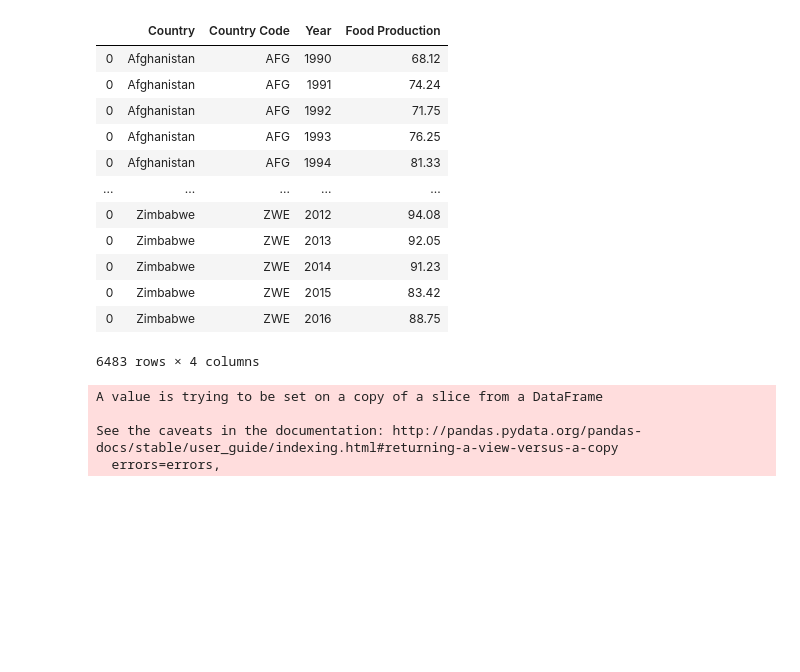
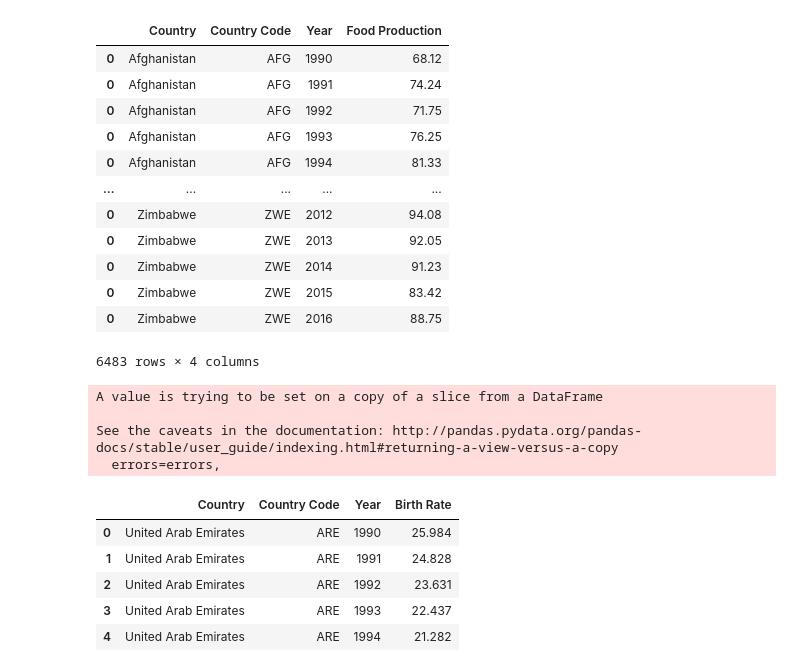
Before and after one commit to YoussefMroue/rice_etl, a Jupyter notebook: Data/Transformation.ipynb, the cells around one changed output. Saved outputs shown, nothing was run; the diff lists cells and outputs as text; code cells hidden in the pictures; blank space fills up the shorter version.

```diff
--- a/Data/Transformation.ipynb
+++ b/Data/Transformation.ipynb
@@ -140,4 +140,13 @@ See the caveats in the documentation: http://pandas.pydata.org/pandas-docs/stabl
 currency_clean = currency_clean.reset_index(drop = True)
 birth_rates = birth_rates.reset_index(drop = True)
 food_production = food_production.reset_index(drop = True)
+# %%
+birth_rates.head()
+# %% [output]
+|  | Country | Country Code | Year | Birth Rate |
+| 0 | United Arab Emirates | ARE | 1990 | 25.984 |
+| 1 | United Arab Emirates | ARE | 1991 | 24.828 |
+| 2 | United Arab Emirates | ARE | 1992 | 23.631 |
+| 3 | United Arab Emirates | ARE | 1993 | 22.437 |
+| 4 | United Arab Emirates | ARE | 1994 | 21.282 |
 # %%
```
Also changed, not shown: parts of 3 cells of this notebook, 9 other files.
